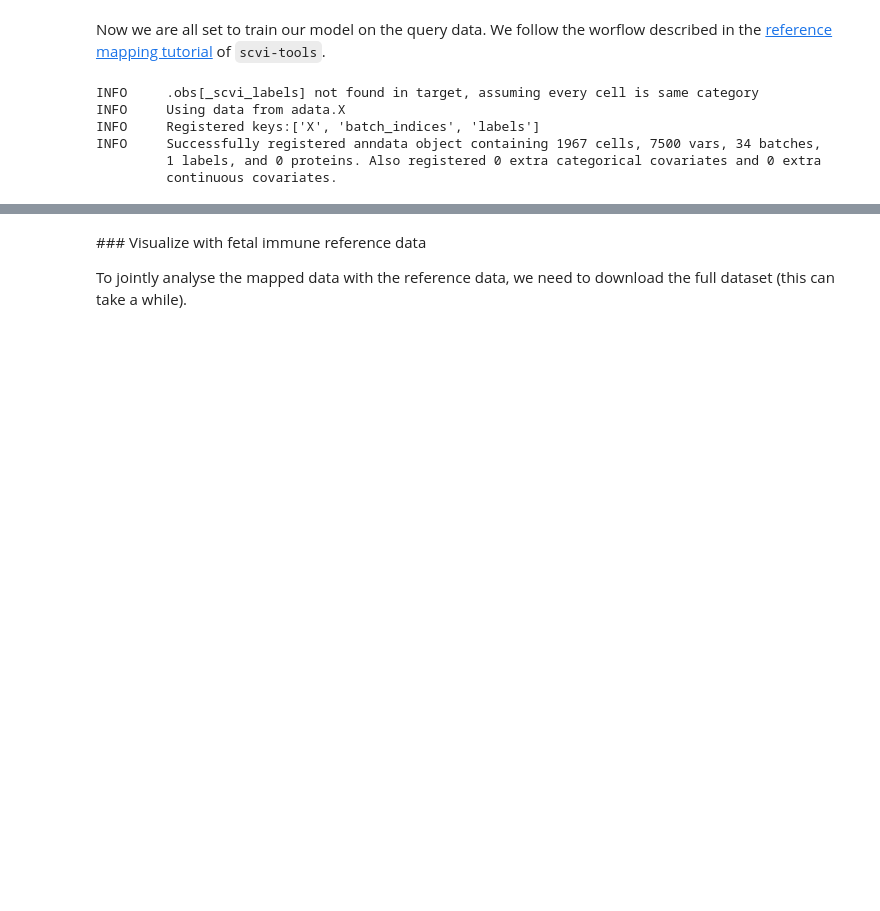
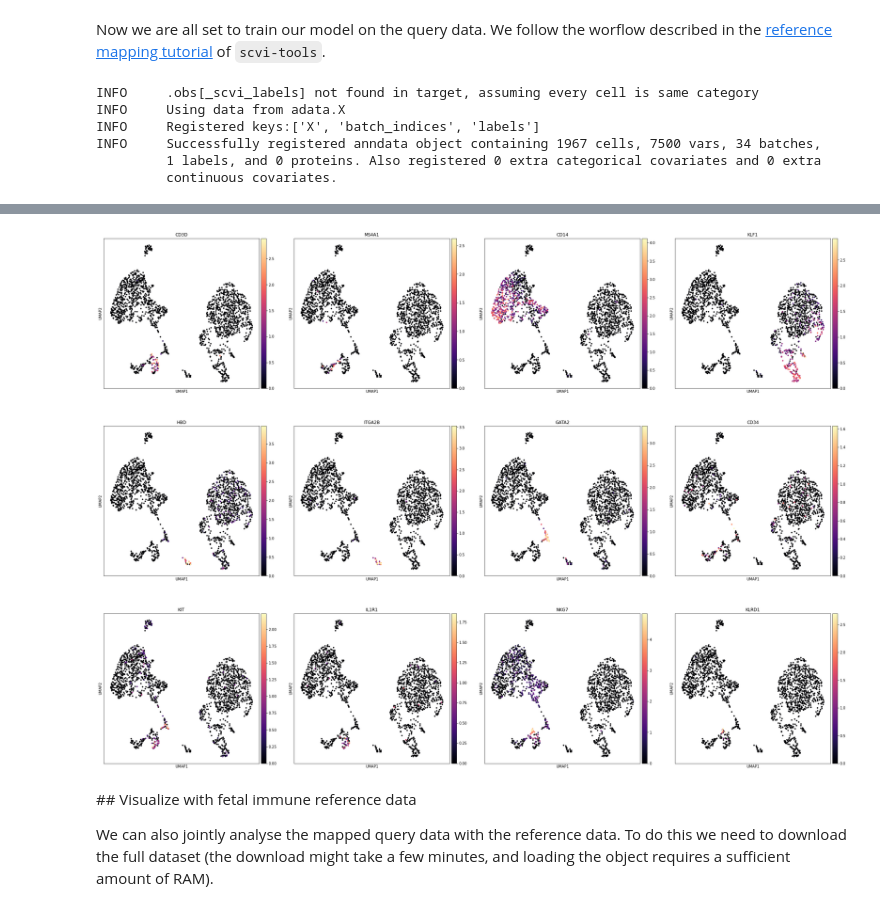
Before and after one commit to Teichlab/Pan_fetal_immune, a Jupyter notebook: tutorials/tutorial_query2reference_mapping.ipynb, the cells around one changed output, grey strips where cells are left out. Cells and saved outputs as stored; diff of their text form; code cells hidden in the pictures; blank space fills up the shorter version.

```diff
--- a/tutorials/tutorial_query2reference_mapping.ipynb
+++ b/tutorials/tutorial_query2reference_mapping.ipynb
@@ -157,0 +162,2 @@ sc.pl.umap(query_adata_filled, color=['cell_name_detailed','Donor_id'])
+# %%
+query_adata.var_names = query_adata.var['gene_names'].values
@@ -158,7 +167,19 @@ sc.pl.umap(query_adata_filled, color=['cell_name_detailed','Donor_id'])
+# %%
+immune_markers = ['CD3D',
+                               'MS4A1',
+                               'CD14',
+                               'KLF1', "HBD", "ITGA2B",
+                               "GATA2", 'CD34',
+                               'KIT', "IL1R1",
+                               'NKG7','KLRD1',
+                              ]
+sc.pl.umap(query_adata, color=immune_markers, cmap='magma')
+# %% [output]
+[figure, added]
 # %% [markdown]
-### Visualize with fetal immune reference data
+## Visualize with fetal immune reference data
 
-To jointly analyse the mapped data with the reference data, we need to download the full dataset (this can take a while).
+We can also jointly analyse the mapped query data with the reference data. To do this we need to download the full dataset (the download might take a few minutes, and loading the object requires a sufficient amount of RAM).
 # %%
 !wget https://cellgeni.cog.sanger.ac.uk/developmentcellatlas/fetal-immune/PAN.A01.v01.raw_count.20210429.HSC_IMMUNE.embedding.h5ad
 # %% [output]
```
Also changed, not shown: parts of 38 cells of this notebook, 1 other file.
